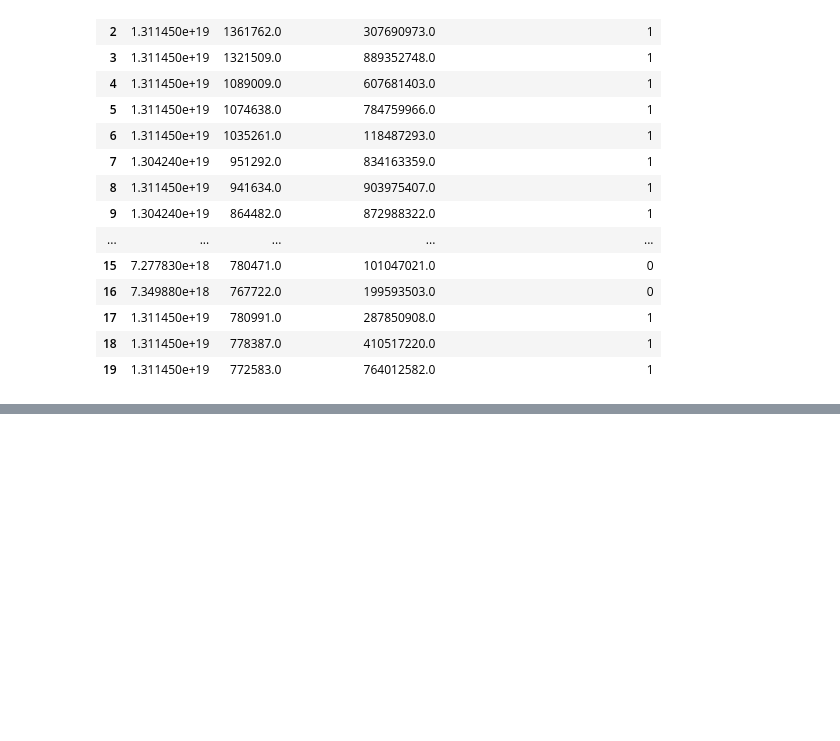
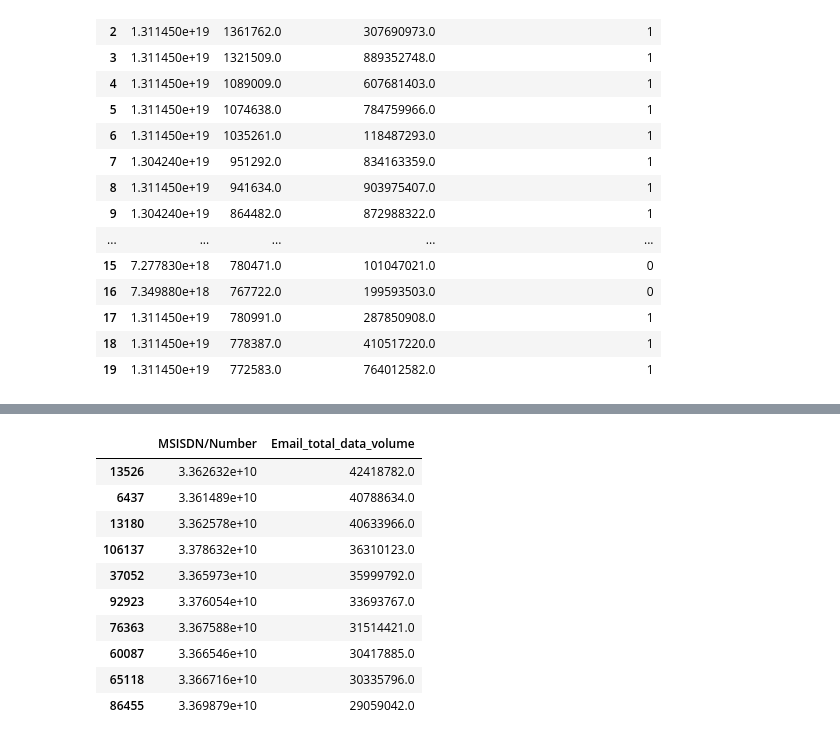
Before and after one commit to miz-ab/10xac_week_one_challenge_1, a Jupyter notebook: notebooks/week_one_challenge_one_task_1_1.ipynb, the cells around one changed output, grey strips where cells are left out. Cells and saved outputs as stored; diff of their text form; code cells hidden in the pictures; blank space fills up the shorter version.

```diff
--- a/notebooks/week_one_challenge_one_task_1_1.ipynb
+++ b/notebooks/week_one_challenge_one_task_1_1.ipynb
@@ -456,0 +501,14 @@ v.head(10)
+# %%
+df_clean.groupby('MSISDN/Number',as_index=False).agg({'Email_total_data_volume':'sum'}).sort_values(by=['Email_total_data_volume'], ascending=False).head(10)
+# %% [output]
+|  | MSISDN/Number | Email_total_data_volume |
+| 13526 | 3.362632e+10 | 42418782.0 |
+| 6437 | 3.361489e+10 | 40788634.0 |
+| 13180 | 3.362578e+10 | 40633966.0 |
+| 106137 | 3.378632e+10 | 36310123.0 |
+| 37052 | 3.365973e+10 | 35999792.0 |
+| 92923 | 3.376054e+10 | 33693767.0 |
+| 76363 | 3.367588e+10 | 31514421.0 |
+| 60087 | 3.366546e+10 | 30417885.0 |
+| 65118 | 3.366716e+10 | 30335796.0 |
+| 86455 | 3.369879e+10 | 29059042.0 |
```
Also changed, not shown: parts of 9 cells of this notebook.
